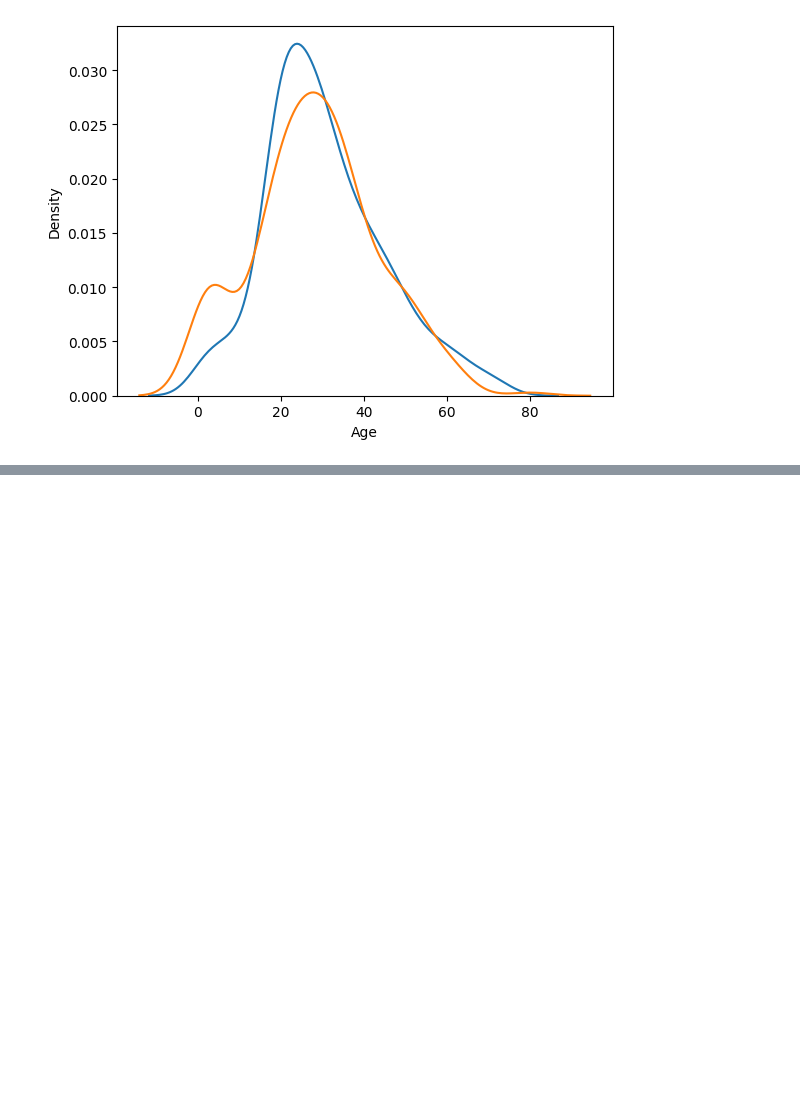
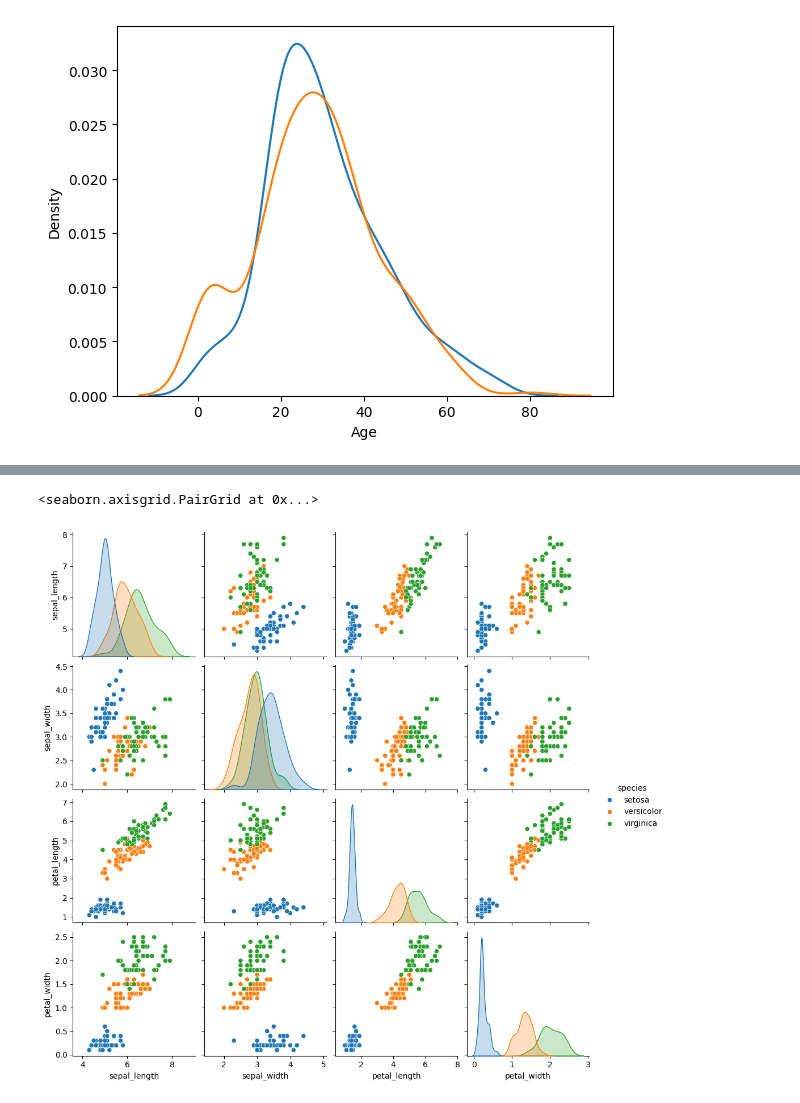
Before and after one commit to Tusharjoshi00/Data-Science-Revision, a Jupyter notebook: day_21.ipynb, the cells around one changed output, grey strips where cells are left out. Drawn from its saved outputs; the diff is of its cells as text; code cells hidden in the pictures; blank space fills up the shorter version.

```diff
--- a/day_21.ipynb
+++ b/day_21.ipynb
@@ -81,0 +111,5 @@ https://gist.github.com/mwaskom/de44147ed2974457ad6372750bbe5751
+# %%
+sns.pairplot(iris,hue='species')
+# %% [output]
+<seaborn.axisgrid.PairGrid at 0x...>
+[figure, added]
```
Also changed, not shown: parts of 9 cells of this notebook, 2 other files.
